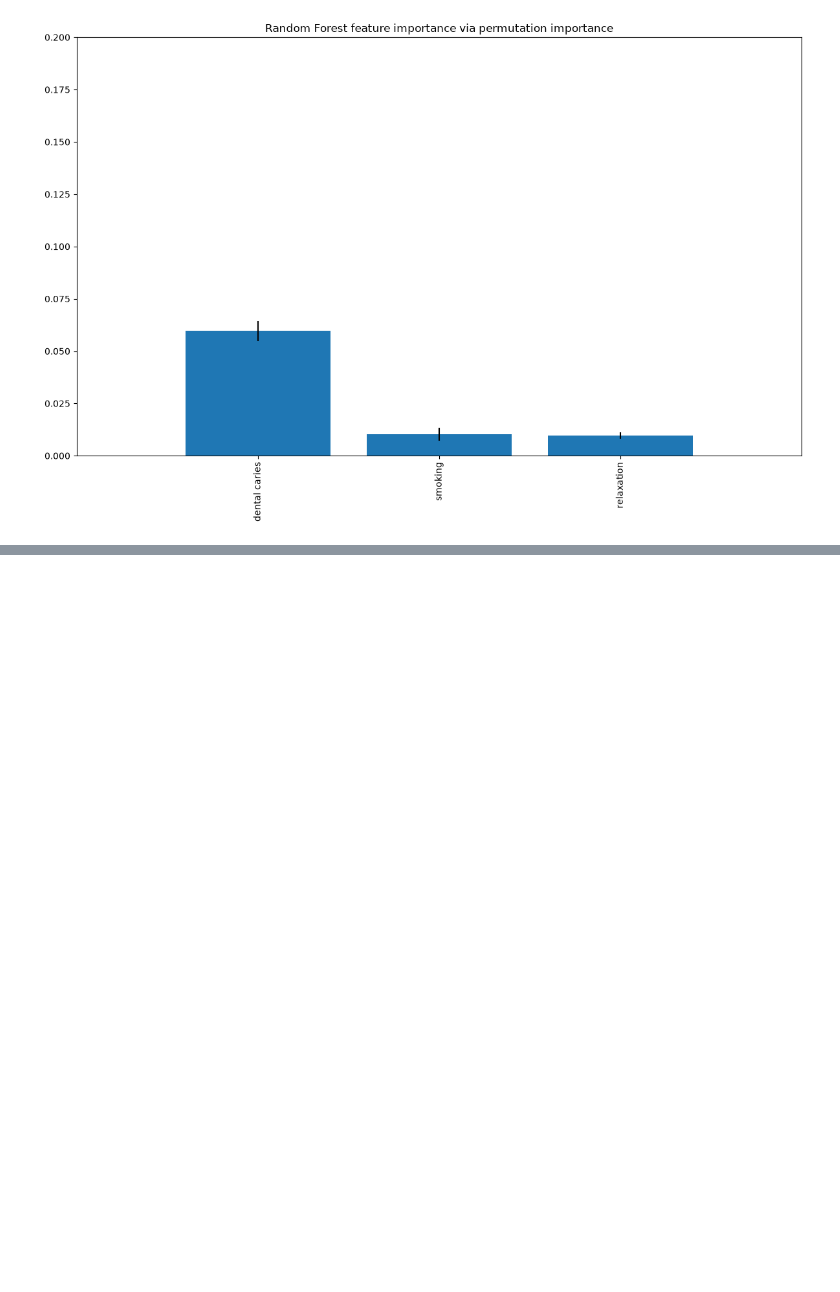
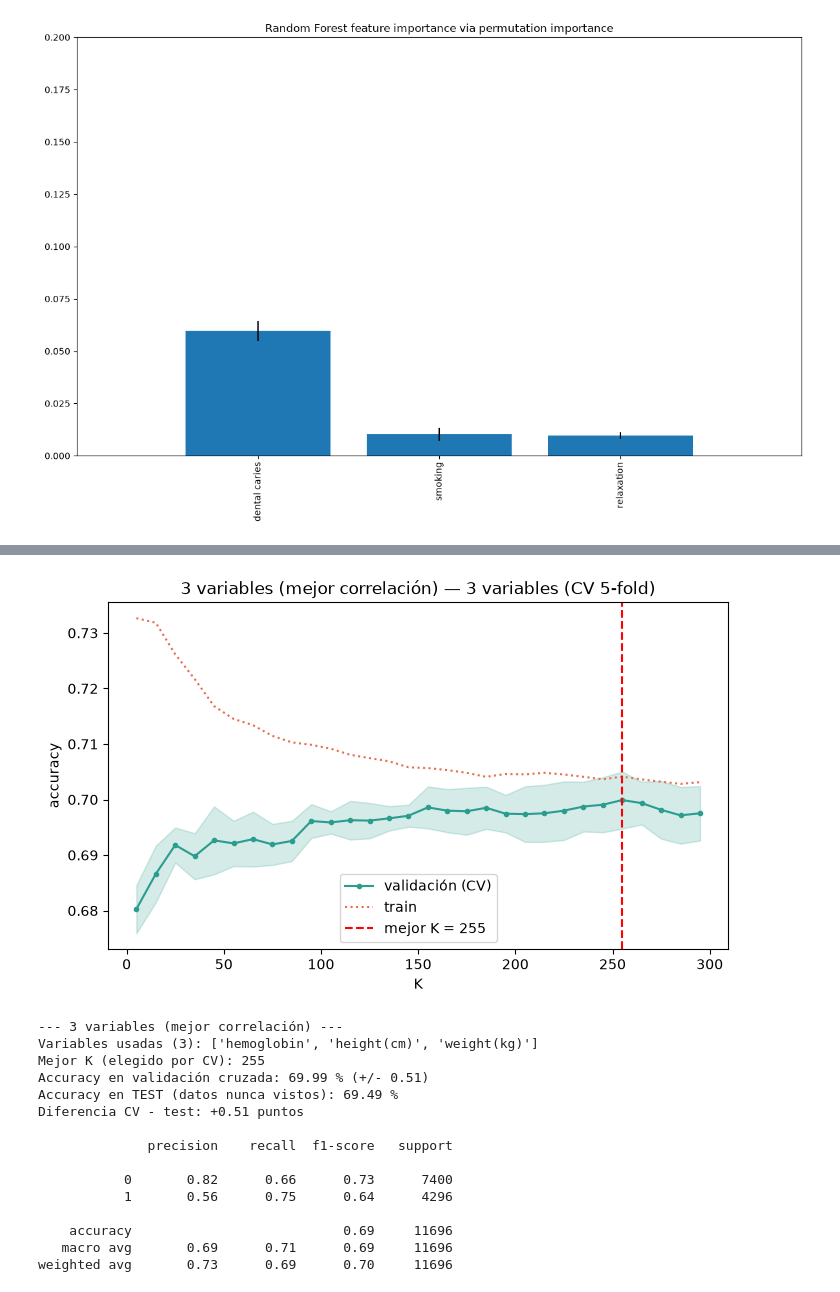
Before and after one commit to Franco-Vallejos/Ciencia-de-datos, a Jupyter notebook: Ejercicios/Tercera clase/02_Ej_knn_%26_evaluacion_de_modelos_smokers.ipynb, the cells around one changed output, grey strips where cells are left out. Drawn from its saved outputs; the diff is of its cells as text; code cells hidden in the pictures; blank space fills up the shorter version.

```diff
--- a/Ejercicios/Tercera clase/02_Ej_knn_%26_evaluacion_de_modelos_smokers.ipynb
+++ b/Ejercicios/Tercera clase/02_Ej_knn_%26_evaluacion_de_modelos_smokers.ipynb
@@ -290,0 +450,22 @@ weught relaxation dentalcaries
+# %%
+# Las 3 variables más correlacionadas con el target
+# Grilla amplia: con solo 3 dimensiones el vecindario óptimo es grande
+df_3vars = df_smokers[["hemoglobin", "height(cm)", "weight(kg)", "smoking"]]
+modelo_3, _, _ = evaluar_knn(df_3vars, "3 variables (mejor correlación)", ks=range(5, 302, 10))
+# %% [output]
+[figure, added]
+--- 3 variables (mejor correlación) ---
+Variables usadas (3): ['hemoglobin', 'height(cm)', 'weight(kg)']
+Mejor K (elegido por CV): 255
+Accuracy en validación cruzada: 69.99 % (+/- 0.51)
+Accuracy en TEST (datos nunca vistos): 69.49 %
+Diferencia CV - test: +0.51 puntos
+
+              precision    recall  f1-score   support
+
+           0       0.82      0.66      0.73      7400
+           1       0.56      0.75      0.64      4296
+
+    accuracy                           0.69     11696
+   macro avg       0.69      0.71      0.69     11696
+weighted avg       0.73      0.69      0.70     11696
```
Also changed, not shown: parts of 19 cells of this notebook, 1 other file.
